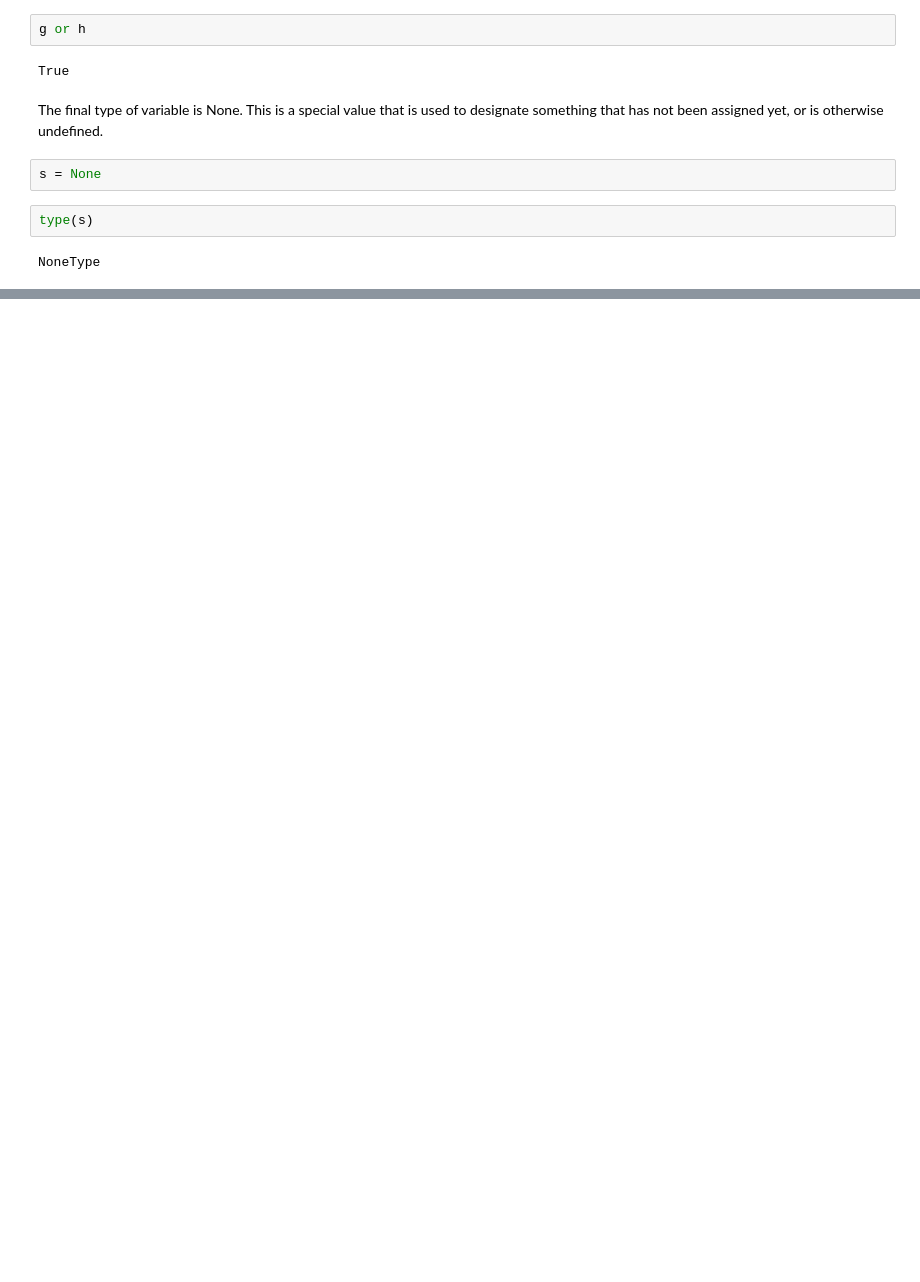
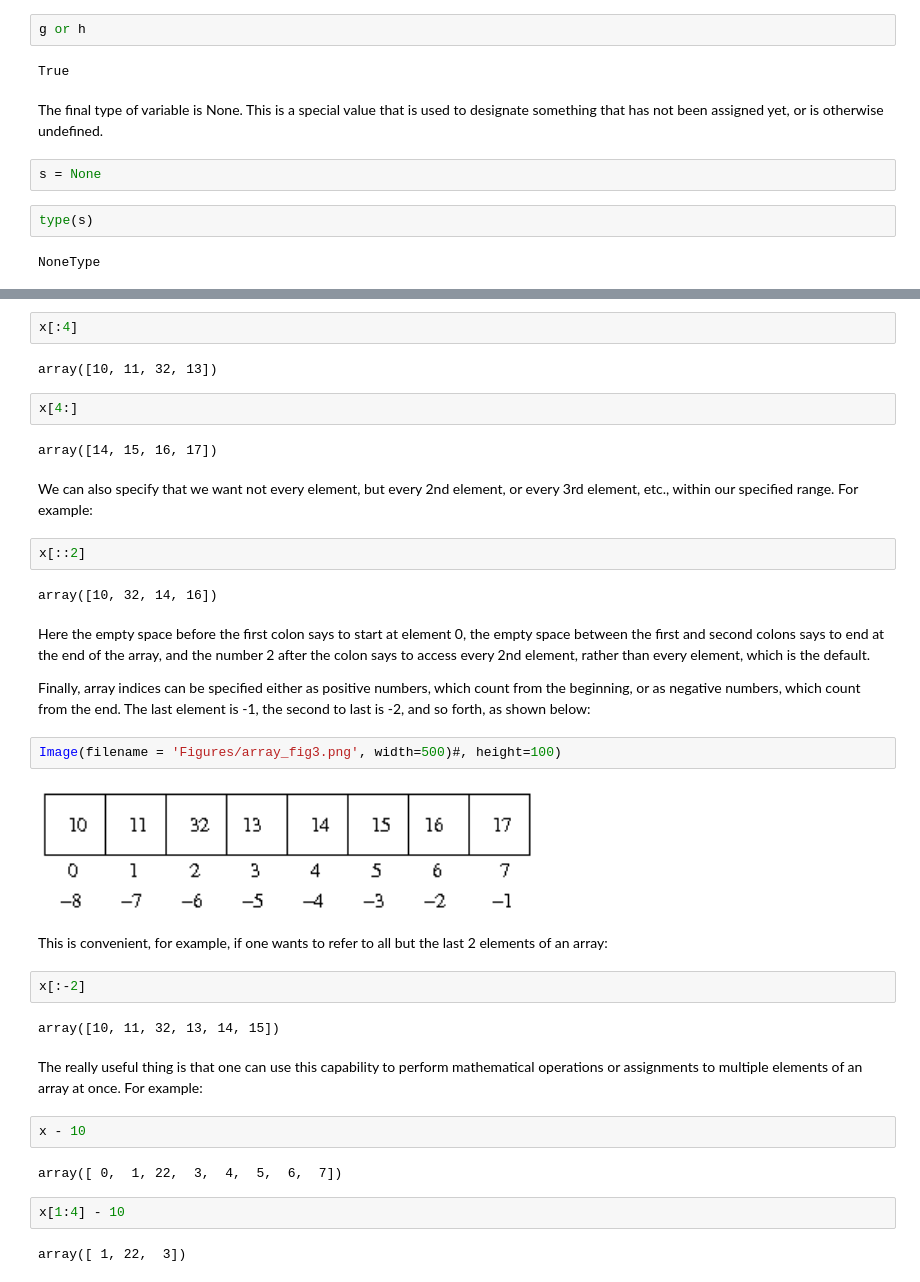
Before and after one commit to profxj/lamat2020, a Jupyter notebook: bootcamp/Class1.ipynb, the cells around one changed output, grey strips where cells are left out. Drawn from its saved outputs; the diff is of its cells as text; blank space fills up the shorter version.

```diff
--- a/bootcamp/Class1.ipynb
+++ b/bootcamp/Class1.ipynb
@@ -308,0 +425,38 @@ NoneType
+# %%
+x[:4]
+# %% [output]
+array([10, 11, 32, 13])
+# %%
+x[4:]
+# %% [output]
+array([14, 15, 16, 17])
+# %% [markdown]
+We can also specify that we want not every element, but every 2nd element, or every 3rd element, etc., within our specified range. For example:
+# %%
+x[::2]
+# %% [output]
+array([10, 32, 14, 16])
+# %% [markdown]
+Here the empty space before the first colon says to start at element 0, the empty space between the first and second colons says to end at the end of the array, and the number 2 after the colon says to access every 2nd element, rather than every element, which is the default.
+
+Finally, array indices can be specified either as positive numbers, which count from the beginning, or as negative numbers, which count from the end. The last element is -1, the second to last is -2, and so forth, as shown below:
+# %%
+Image(filename = 'Figures/array_fig3.png', width=500)#, height=100)
+# %% [output]
+[figure, added]
+# %% [markdown]
+This is convenient, for example, if one wants to refer to all but the last 2 elements of an array:
+# %%
+x[:-2]
+# %% [output]
+array([10, 11, 32, 13, 14, 15])
+# %% [markdown]
+The really useful thing is that one can use this capability to perform mathematical operations or assignments to multiple elements of an array at once. For example:
+# %%
+x - 10
+# %% [output]
+array([ 0,  1, 22,  3,  4,  5,  6,  7])
+# %%
+x[1:4] - 10
+# %% [output]
+array([ 1, 22,  3])
```
Also changed, not shown: parts of 99 cells of this notebook, 7 other files.
